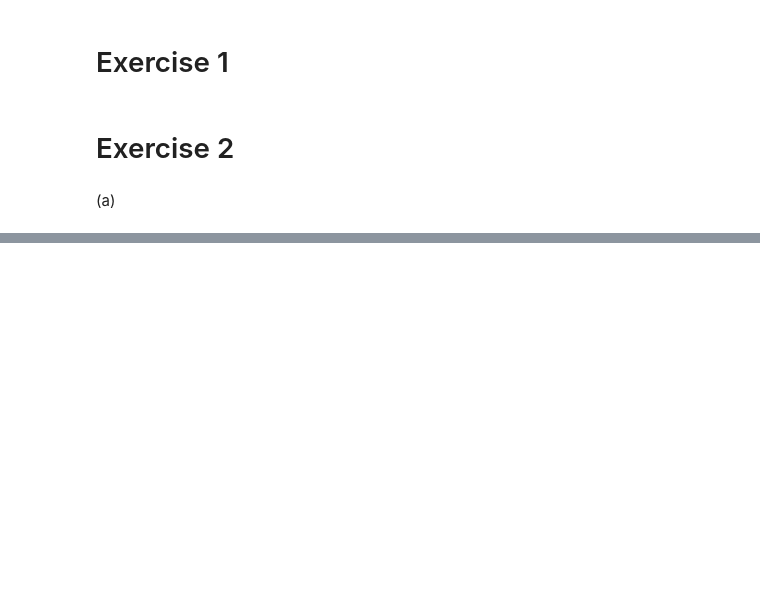
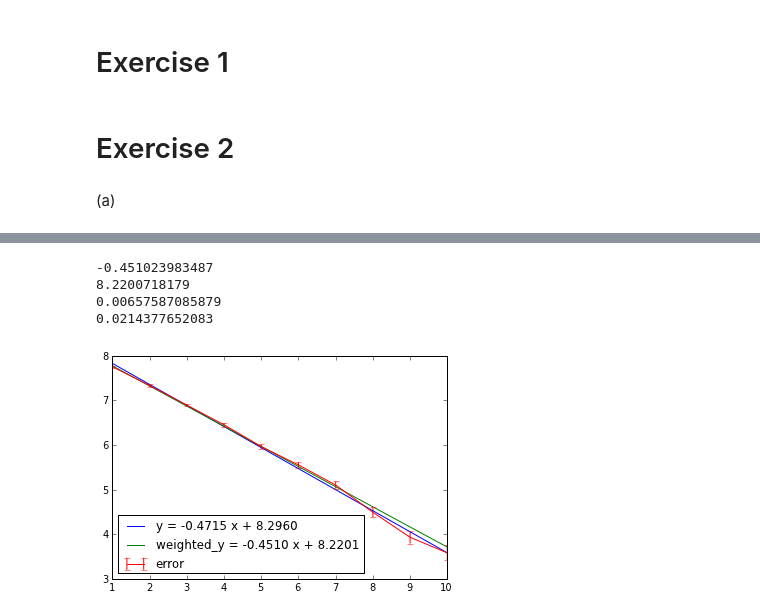
Before and after one commit to aalittlephys202/PHYS202-S13, a Jupyter notebook: Week9/Data I-O.ipynb, the cells around one changed output, grey strips where cells are left out. Saved outputs shown, nothing was run; the diff lists cells and outputs as text; code cells hidden in the pictures; blank space fills up the shorter version.

```diff
--- a/Week9/Data I-O.ipynb
+++ b/Week9/Data I-O.ipynb
@@ -109,0 +190,25 @@ def LinearLeastSquaresFit(x,y):
+# %%
+#print values as variables so i can use them in the equations for plotting
+mw = WeightedLinearLeastSquaresFit(x,y,w)[0]
+print mw
+bw = WeightedLinearLeastSquaresFit(x,y,w)[1]
+print bw
+slerrw = WeightedLinearLeastSquaresFit(x,y,w)[2]
+print slerrw
+interrw = WeightedLinearLeastSquaresFit(x,y,w)[3]
+print interrw
+# %% [output]
+-0.451023983487
+8.2200718179
+0.00657587085879
+0.0214377652083
+# %%
+linelabel ="y = %.4f x + %.4f" %(m,b)
+weightedlinelabel = "weighted_y = %.4f x + %.4f" %(mw,bw)
+plot(x,(m*x+b),label=linelabel)
+plot(x,(mw*x+bw),label=weightedlinelabel)
+errorbar(x,y,z,label='error')
+legend(loc=0)
+show()
+# %% [output]
+[figure, added]
```
Also changed, not shown: parts of 12 cells of this notebook.
